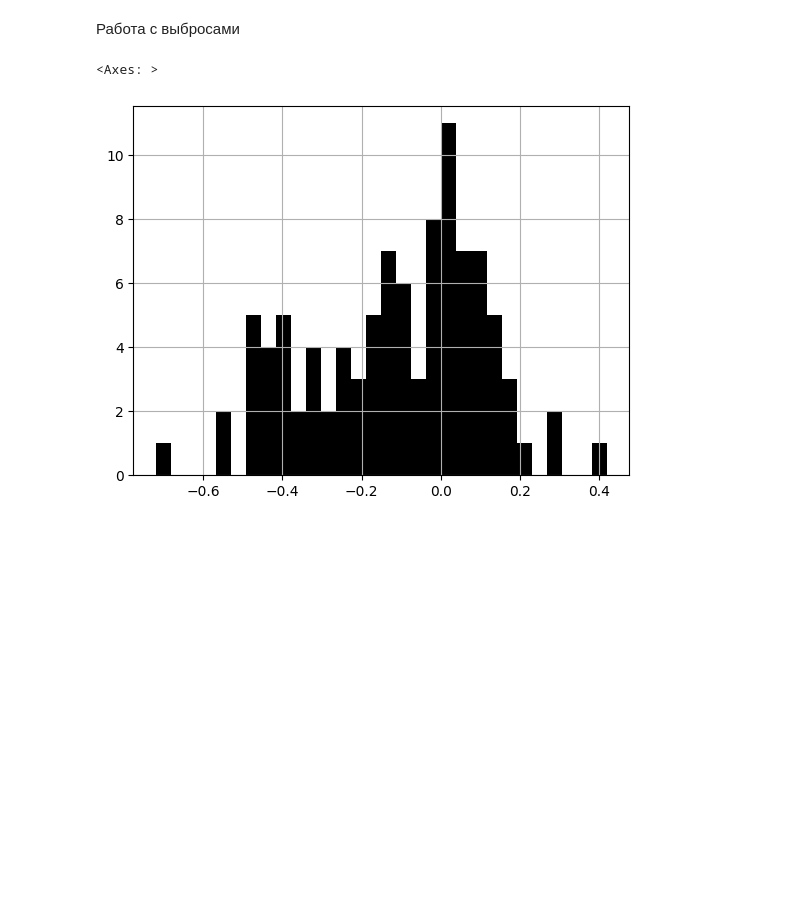
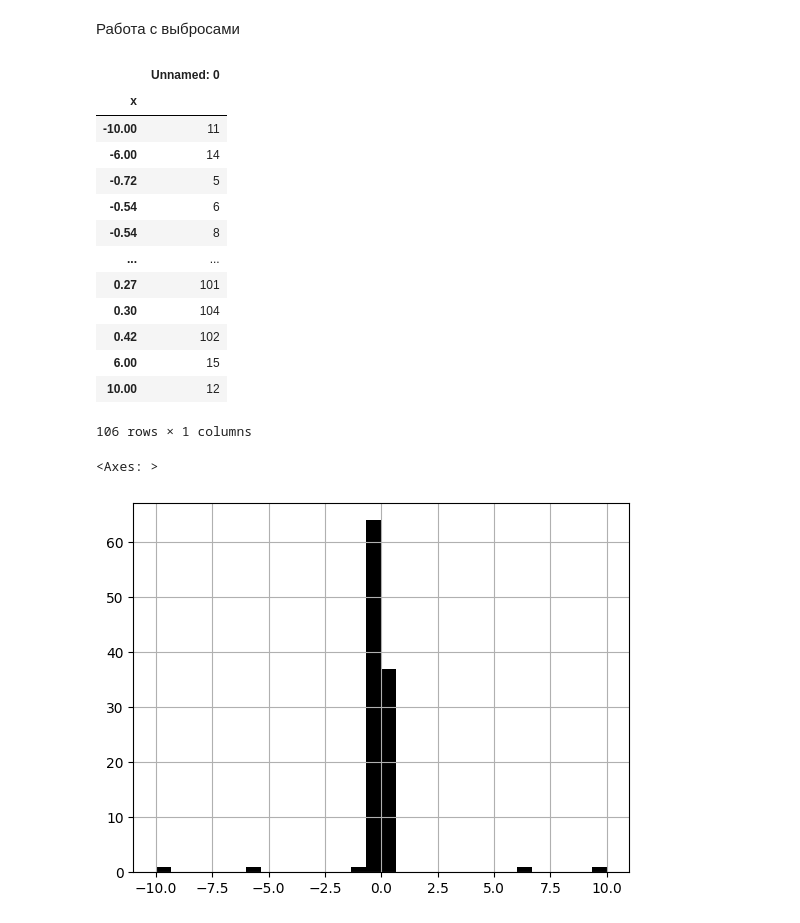
Before and after one commit to nastya03iva/TimeSeries, a Jupyter notebook: hw4/hw4.ipynb, the cells around one changed output. Cells and saved outputs as stored; diff of their text form; code cells hidden in the pictures; blank space fills up the shorter version.

```diff
--- a/hw4/hw4.ipynb
+++ b/hw4/hw4.ipynb
@@ -379,11 +412,30 @@ zero_df.plot(title="zero", ax=zero_ax)
 Работа с выбросами
 # %%
 import seaborn as sns
+# %%
+# загружаем с выбросами
+data = pd.read_csv('data/Annual changes in global temperature 18801985.csv')
+data.set_index('x').sort_index()
+# %% [output]
+|  | Unnamed: 0 |
+| x |  |
+| -10.00 | 11 |
+| -6.00 | 14 |
+| -0.72 | 5 |
+| -0.54 | 6 |
+| -0.54 | 8 |
+| ... | ... |
+| 0.27 | 101 |
+| 0.30 | 104 |
+| 0.42 | 102 |
+| 6.00 | 15 |
+| 10.00 | 12 |
+106 rows × 1 columns
 # %%
 data["x"].hist(bins=30, color="black")
 # %% [output]
 <Axes: >
-[figure, old version]
+[figure, new version]
 # %%
 fig = plt.figure(figsize=(14, 9))
 
```
Also changed, not shown: parts of 9 cells of this notebook, 1 other file.
